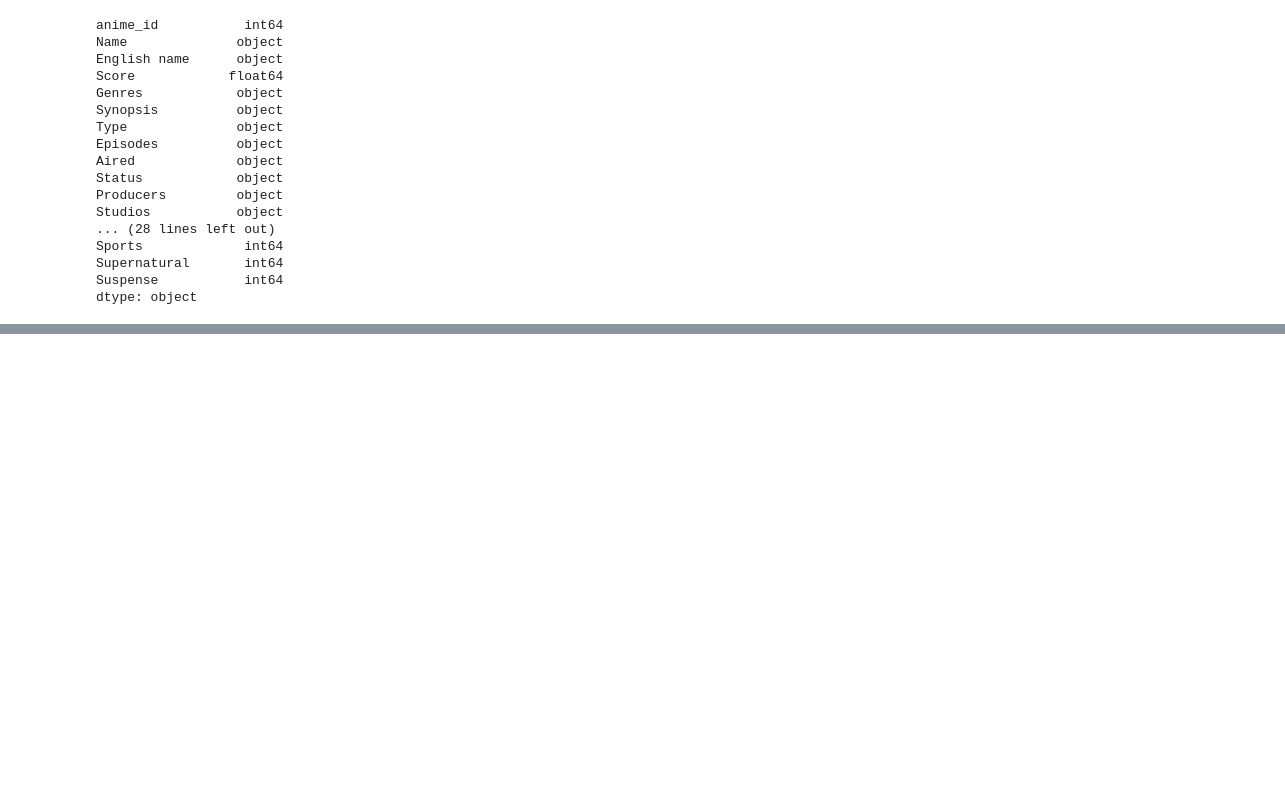
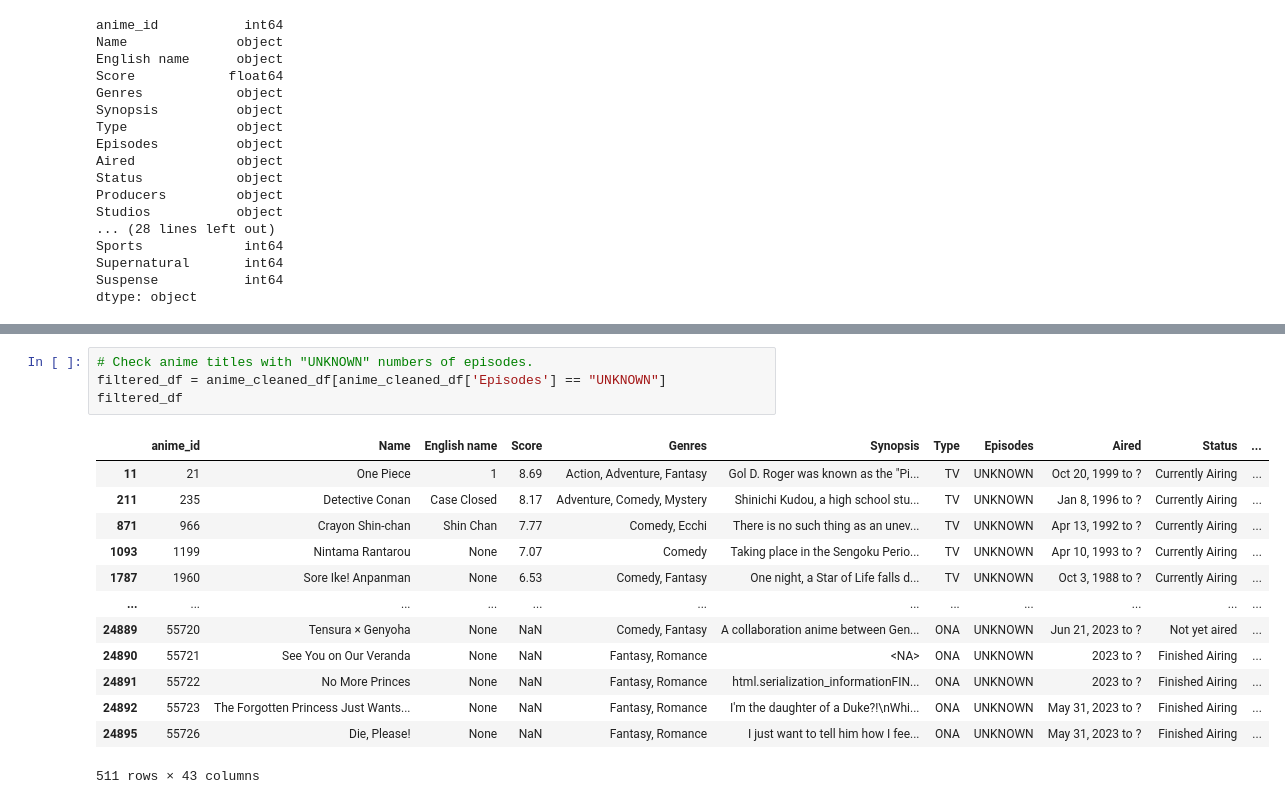
Before and after one commit to agentyk/SC1015_FEL1_Group2, a Jupyter notebook: SC1015_FEL1_Group2.ipynb, the cells around one changed output, grey strips where cells are left out. Saved outputs shown, nothing was run; the diff lists cells and outputs as text; blank space fills up the shorter version.

```diff
--- a/SC1015_FEL1_Group2.ipynb
+++ b/SC1015_FEL1_Group2.ipynb
@@ -480,0 +515,18 @@ anime_cleaned_df
+# %%
+# Check anime titles with "UNKNOWN" numbers of episodes.
+filtered_df = anime_cleaned_df[anime_cleaned_df['Episodes'] == "UNKNOWN"]
+filtered_df
+# %% [output]
+|  | anime_id | Name | English name | Score | Genres | Synopsis | Type | Episodes | Aired | Status | ... |
+| 11 | 21 | One Piece | 1 | 8.69 | Action, Adventure, Fantasy | Gol D. Roger was known as the "Pi... | TV | UNKNOWN | Oct 20, 1999 to ? | Currently Airing | ... |
+| 211 | 235 | Detective Conan | Case Closed | 8.17 | Adventure, Comedy, Mystery | Shinichi Kudou, a high school stu... | TV | UNKNOWN | Jan 8, 1996 to ? | Currently Airing | ... |
+| 871 | 966 | Crayon Shin-chan | Shin Chan | 7.77 | Comedy, Ecchi | There is no such thing as an unev... | TV | UNKNOWN | Apr 13, 1992 to ? | Currently Airing | ... |
+| 1093 | 1199 | Nintama Rantarou | None | 7.07 | Comedy | Taking place in the Sengoku Perio... | TV | UNKNOWN | Apr 10, 1993 to ? | Currently Airing | ... |
+| 1787 | 1960 | Sore Ike! Anpanman | None | 6.53 | Comedy, Fantasy | One night, a Star of Life falls d... | TV | UNKNOWN | Oct 3, 1988 to ? | Currently Airing | ... |
+| ... | ... | ... | ... | ... | ... | ... | ... | ... | ... | ... | ... |
+| 24889 | 55720 | Tensura × Genyoha | None | NaN | Comedy, Fantasy | A collaboration anime between Gen... | ONA | UNKNOWN | Jun 21, 2023 to ? | Not yet aired | ... |
+| 24890 | 55721 | See You on Our Veranda | None | NaN | Fantasy, Romance | <NA> | ONA | UNKNOWN | 2023 to ? | Finished Airing | ... |
+| 24891 | 55722 | No More Princes | None | NaN | Fantasy, Romance | html.serialization_informationFIN... | ONA | UNKNOWN | 2023 to ? | Finished Airing | ... |
+| 24892 | 55723 | The Forgotten Princess Just Wants... | None | NaN | Fantasy, Romance | I'm the daughter of a Duke?!\nWhi... | ONA | UNKNOWN | May 31, 2023 to ? | Finished Airing | ... |
+| 24895 | 55726 | Die, Please! | None | NaN | Fantasy, Romance | I just want to tell him how I fee... | ONA | UNKNOWN | May 31, 2023 to ? | Finished Airing | ... |
+511 rows × 43 columns
```
Also changed, not shown: parts of 16 cells of this notebook, 1 other file.
